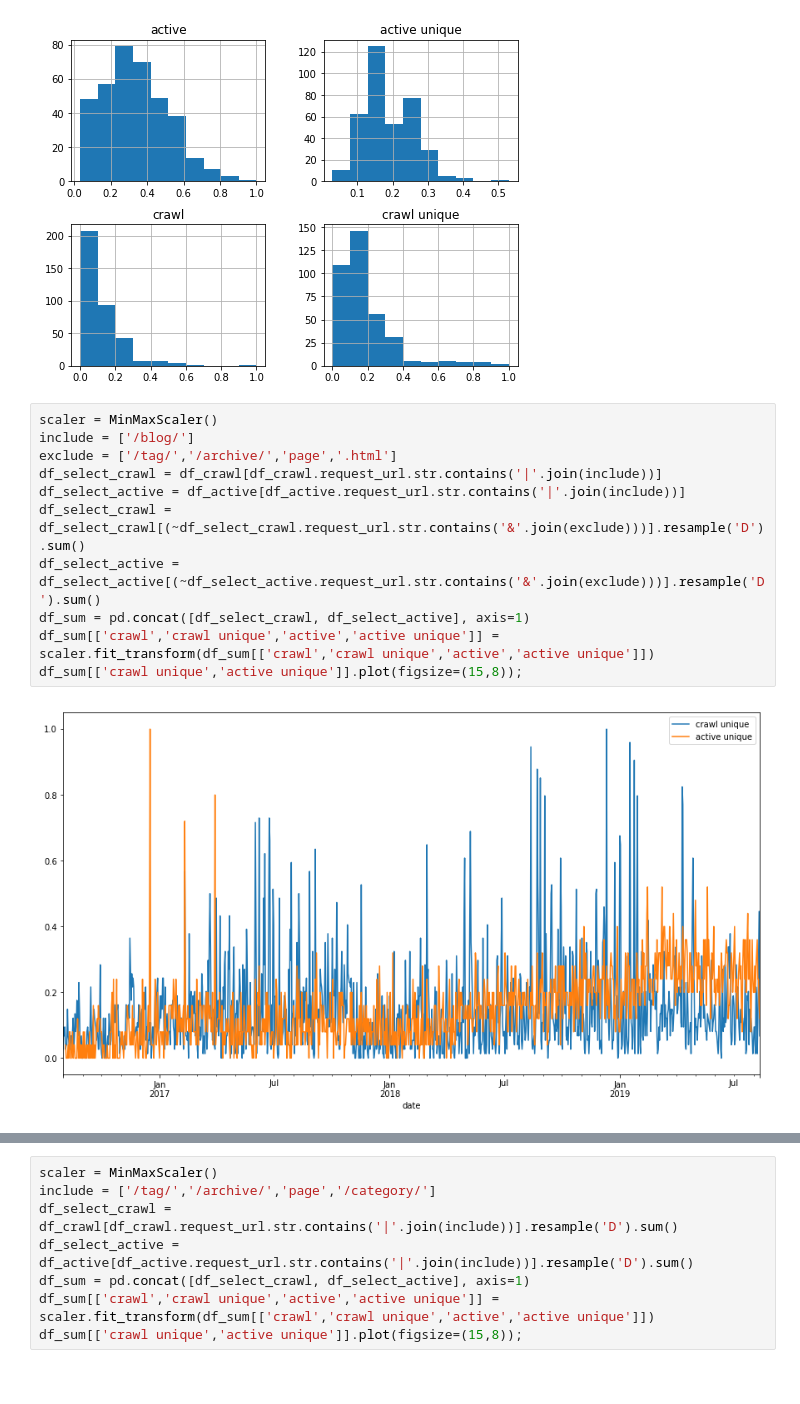
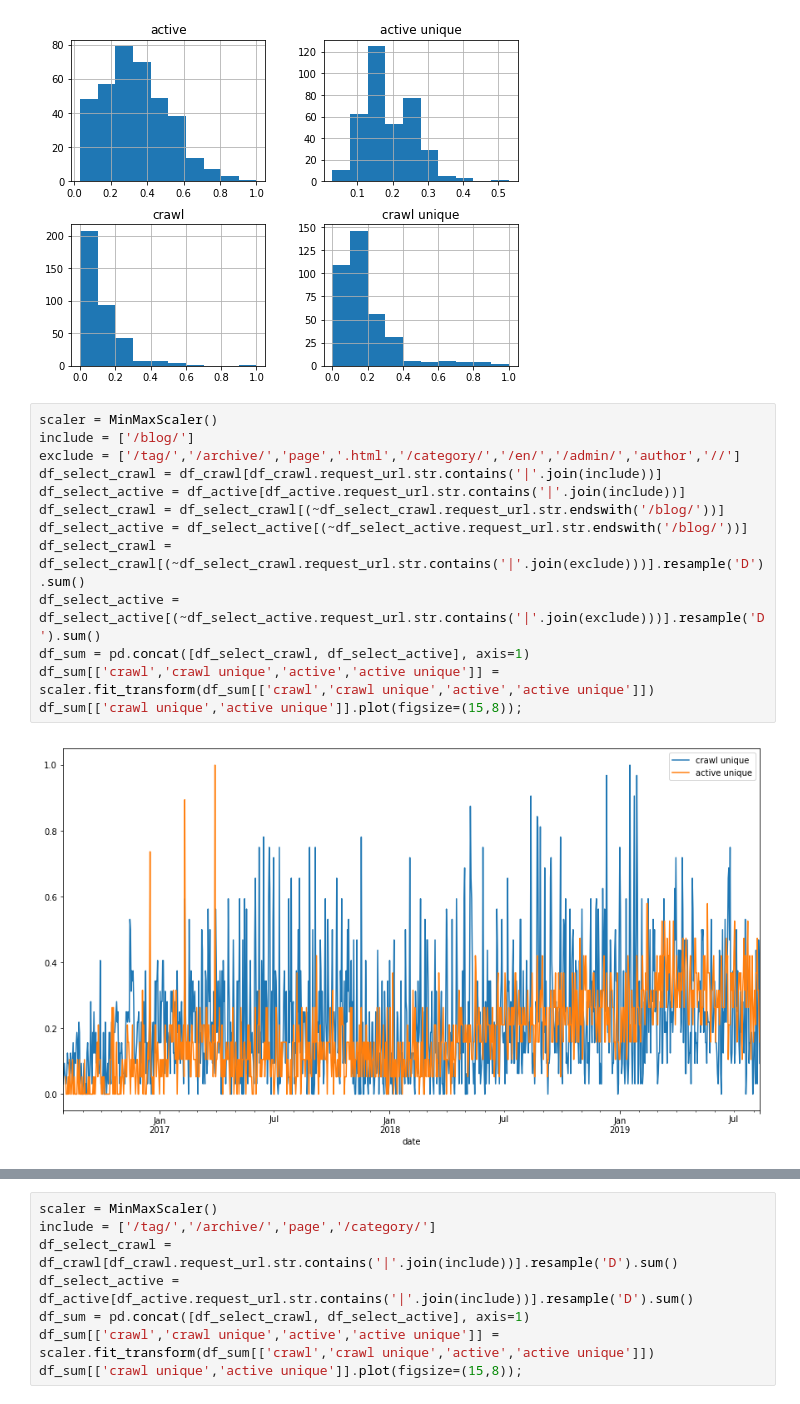
Before and after one commit to aysunakarsu/seo_data_distribution_analysis, a Jupyter notebook: SEO Data Distribution Analysis.ipynb, the cells around one changed output, grey strips where cells are left out. Saved outputs shown, nothing was run; the diff lists cells and outputs as text.

```diff
--- a/SEO Data Distribution Analysis.ipynb
+++ b/SEO Data Distribution Analysis.ipynb
@@ -35,16 +35,18 @@ df_sum['2018-08-01':'2019-08-01'].hist(figsize=(8,6));
 # %%
 scaler = MinMaxScaler()
 include = ['/blog/']
-exclude = ['/tag/','/archive/','page','.html']
+exclude = ['/tag/','/archive/','page','.html','/category/','/en/','/admin/','author','//']
 df_select_crawl = df_crawl[df_crawl.request_url.str.contains('|'.join(include))]
 df_select_active = df_active[df_active.request_url.str.contains('|'.join(include))]
-df_select_crawl = df_select_crawl[(~df_select_crawl.request_url.str.contains('&'.join(exclude)))].resample('D').sum()
-df_select_active = df_select_active[(~df_select_active.request_url.str.contains('&'.join(exclude)))].resample('D').sum()
+df_select_crawl = df_select_crawl[(~df_select_crawl.request_url.str.endswith('/blog/'))]
+df_select_active = df_select_active[(~df_select_active.request_url.str.endswith('/blog/'))]
+df_select_crawl = df_select_crawl[(~df_select_crawl.request_url.str.contains('|'.join(exclude)))].resample('D').sum()
+df_select_active = df_select_active[(~df_select_active.request_url.str.contains('|'.join(exclude)))].resample('D').sum()
 df_sum = pd.concat([df_select_crawl, df_select_active], axis=1)
 df_sum[['crawl','crawl unique','active','active unique']] = scaler.fit_transform(df_sum[['crawl','crawl unique','active','active unique']])
 df_sum[['crawl unique','active unique']].plot(figsize=(15,8));
 # %% [output]
-[figure, old version]
+[figure, new version]
 # %%
 df_sum['2019-01-01':'2019-08-01'].hist(figsize=(8,6));
 # %% [output]
```
Also changed, not shown: parts of 3 cells of this notebook.
